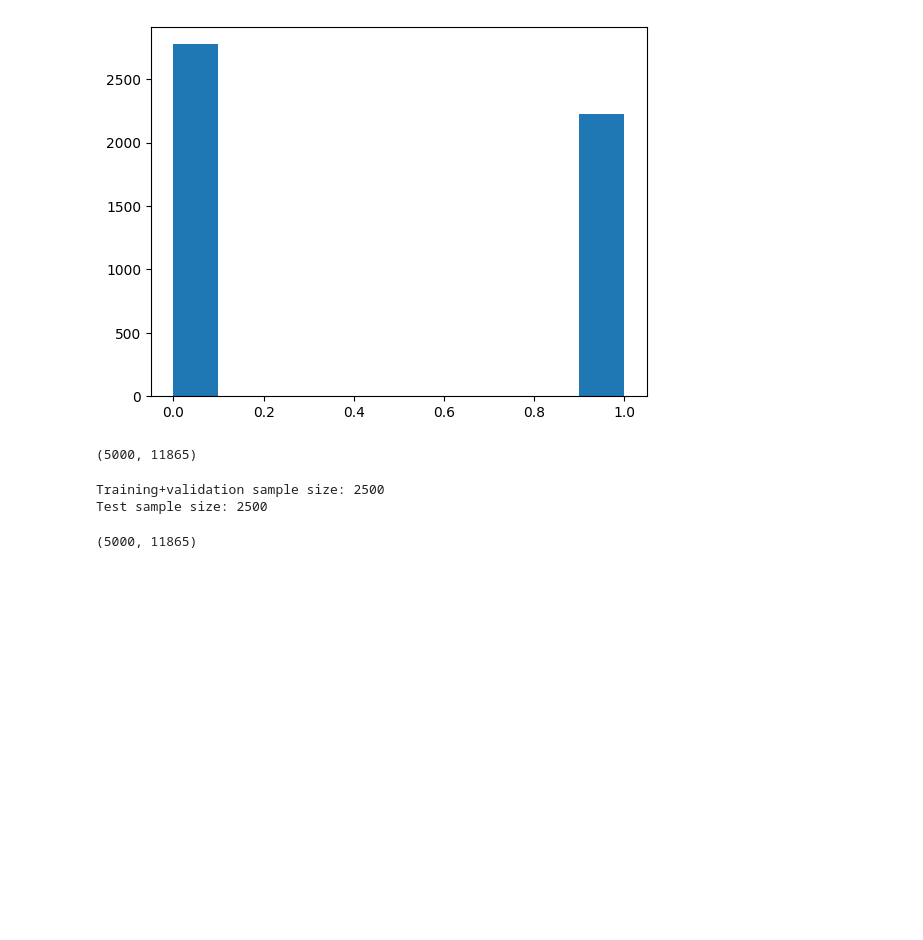
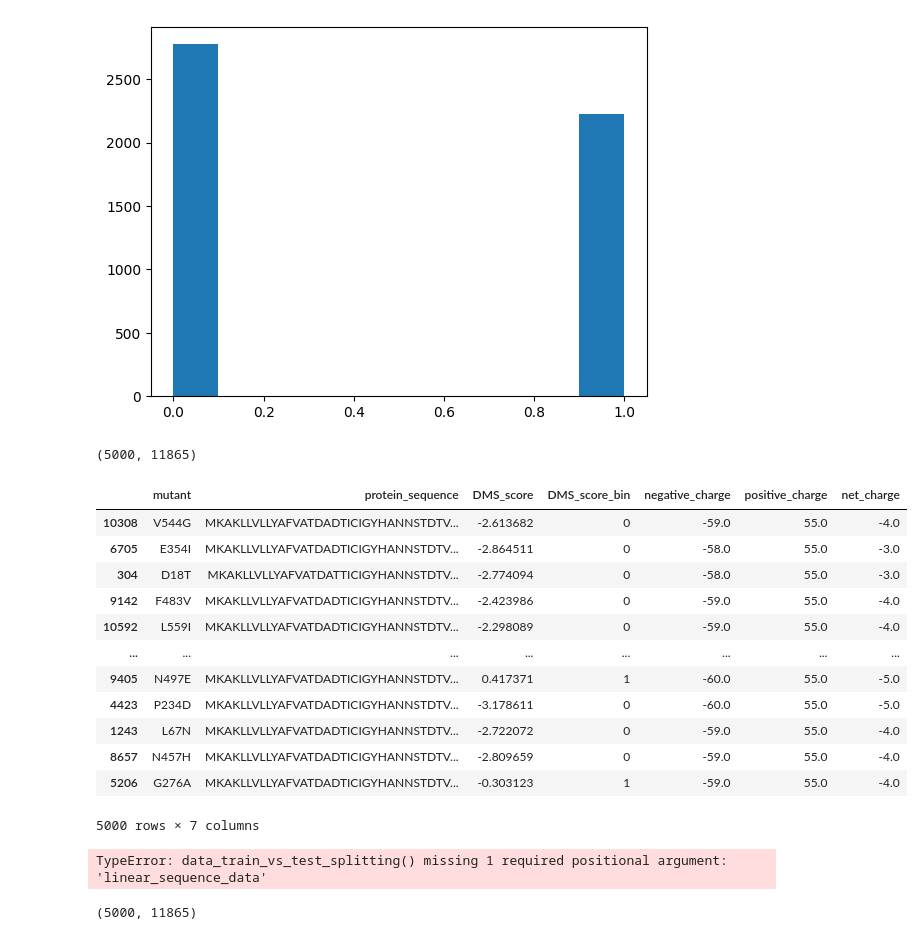
Before and after one commit to mohitpandey92/protein-mlutils, a Jupyter notebook: notebook/1_EDA_2025_07_06.ipynb, the cells around one changed output. Drawn from its saved outputs; the diff is of its cells as text; code cells hidden in the pictures; blank space fills up the shorter version.

```diff
--- a/notebook/1_EDA_2025_07_06.ipynb
+++ b/notebook/1_EDA_2025_07_06.ipynb
@@ -112,13 +112,28 @@ embedding_dim = 5  # Set the embedding dimension
 embedding_arr, embedding_weight=protfeat.protein_embedding_generator(sequence_arr, max_length, embedding_dim=embedding_dim, flatten=True)
 # %%
 assert embedding_arr.shape == (len(protein_df), max_length * embedding_dim), "The shape of the one-hot encoded array does not match the expected shape"
+# %%
+protein_df["protein_sequence"]
+# %% [output]
+|  | mutant | protein_sequence | DMS_score | DMS_score_bin | negative_charge | positive_charge | net_charge |
+| 10308 | V544G | MKAKLLVLLYAFVATDADTICIGYHANNSTDTV... | -2.613682 | 0 | -59.0 | 55.0 | -4.0 |
+| 6705 | E354I | MKAKLLVLLYAFVATDADTICIGYHANNSTDTV... | -2.864511 | 0 | -58.0 | 55.0 | -3.0 |
+| 304 | D18T | MKAKLLVLLYAFVATDATTICIGYHANNSTDTV... | -2.774094 | 0 | -58.0 | 55.0 | -3.0 |
+| 9142 | F483V | MKAKLLVLLYAFVATDADTICIGYHANNSTDTV... | -2.423986 | 0 | -59.0 | 55.0 | -4.0 |
+| 10592 | L559I | MKAKLLVLLYAFVATDADTICIGYHANNSTDTV... | -2.298089 | 0 | -59.0 | 55.0 | -4.0 |
+| ... | ... | ... | ... | ... | ... | ... | ... |
+| 9405 | N497E | MKAKLLVLLYAFVATDADTICIGYHANNSTDTV... | 0.417371 | 1 | -60.0 | 55.0 | -5.0 |
+| 4423 | P234D | MKAKLLVLLYAFVATDADTICIGYHANNSTDTV... | -3.178611 | 0 | -60.0 | 55.0 | -5.0 |
+| 1243 | L67N | MKAKLLVLLYAFVATDADTICIGYHANNSTDTV... | -2.722072 | 0 | -59.0 | 55.0 | -4.0 |
+| 8657 | N457H | MKAKLLVLLYAFVATDADTICIGYHANNSTDTV... | -2.809659 | 0 | -59.0 | 55.0 | -4.0 |
+| 5206 | G276A | MKAKLLVLLYAFVATDADTICIGYHANNSTDTV... | -0.303123 | 1 | -59.0 | 55.0 | -4.0 |
+5000 rows × 7 columns
 # %%
 #from proteinmlutils.ML_trainer import classifier_model_trainer
 from proteinmlutils.data_stratifier import data_train_vs_test_splitting
-X_train, X_test, y_train, y_test=data_train_vs_test_splitting(X_arr, y_discretize_arr, test_size=0.5)
+df=data_train_vs_test_splitting(X_arr, y_discretize_arr, test_size=0.5)
 # %% [output]
-Training+validation sample size: 2500
-Test sample size: 2500
+TypeError: data_train_vs_test_splitting() missing 1 required positional argument: 'linear_sequence_data'
 # %%
 np.concatenate((X_train, X_test)).shape  # Check the shape of the concatenated array
 # %% [output]
```
Also changed, not shown: 1 other file.
